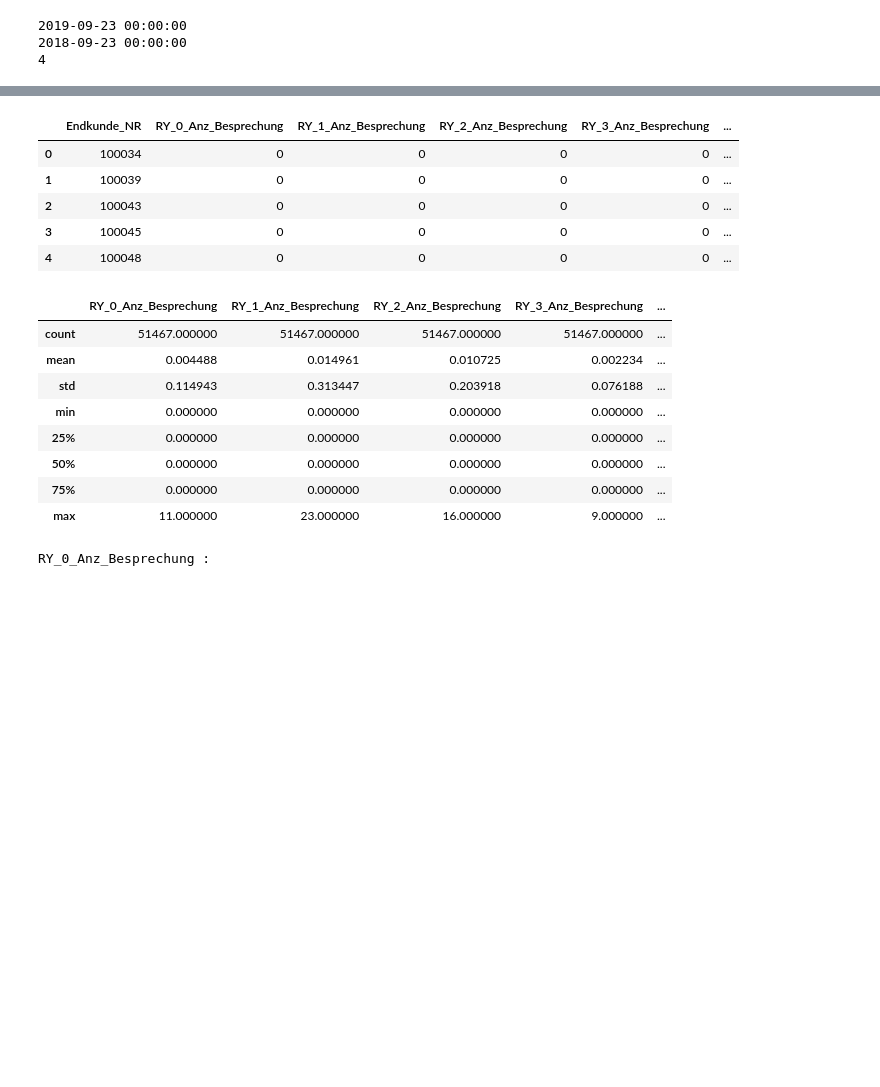
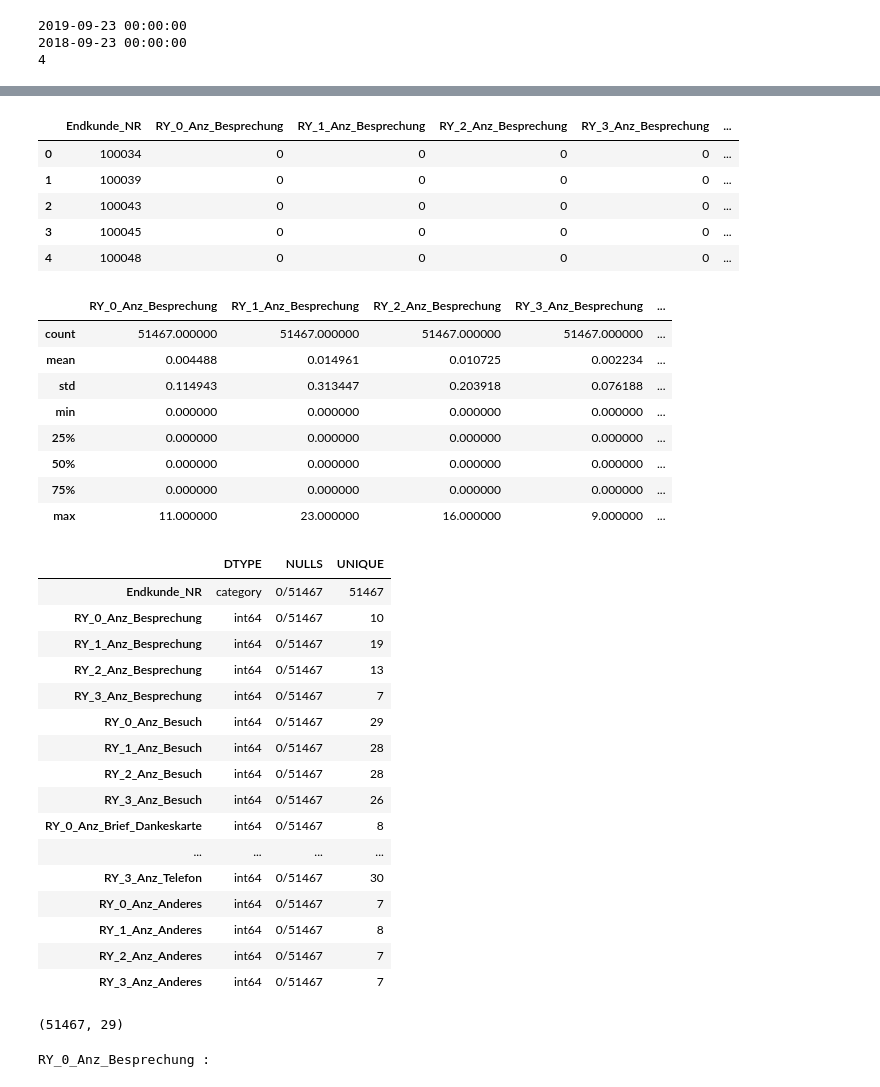
Before and after one commit to apgsga-stc/PredictiveAnalyticsPython, a Jupyter notebook: vkprog_analyse/vkprog_crm_prep.ipynb, the cells around one changed output, grey strips where cells are left out. Cells and saved outputs as stored; diff of their text form; code cells hidden in the pictures; blank space fills up the shorter version.

```diff
--- a/vkprog_analyse/vkprog_crm_prep.ipynb
+++ b/vkprog_analyse/vkprog_crm_prep.ipynb
@@ -252,24 +244,3 @@ def contacts_grouped_yrly(date_view,kanal_grps,year_span):
 derpstown_df = contacts_grouped_yrly(date_view=date_training,
                       kanal_grps=kanal_grps,
                       year_span=year_span)
-# %%
-derpstown_df.head()
-# %% [output]
-|  | Endkunde_NR | RY_0_Anz_Besprechung | RY_1_Anz_Besprechung | RY_2_Anz_Besprechung | RY_3_Anz_Besprechung | ... |
-| 0 | 100034 | 0 | 0 | 0 | 0 | ... |
-| 1 | 100039 | 0 | 0 | 0 | 0 | ... |
-| 2 | 100043 | 0 | 0 | 0 | 0 | ... |
-| 3 | 100045 | 0 | 0 | 0 | 0 | ... |
-| 4 | 100048 | 0 | 0 | 0 | 0 | ... |
-# %%
-derpstown_df.describe()
-# %% [output]
-|  | RY_0_Anz_Besprechung | RY_1_Anz_Besprechung | RY_2_Anz_Besprechung | RY_3_Anz_Besprechung | ... |
-| count | 51467.000000 | 51467.000000 | 51467.000000 | 51467.000000 | ... |
-| mean | 0.004488 | 0.014961 | 0.010725 | 0.002234 | ... |
-| std | 0.114943 | 0.313447 | 0.203918 | 0.076188 | ... |
-| min | 0.000000 | 0.000000 | 0.000000 | 0.000000 | ... |
-| 25% | 0.000000 | 0.000000 | 0.000000 | 0.000000 | ... |
-| 50% | 0.000000 | 0.000000 | 0.000000 | 0.000000 | ... |
-| 75% | 0.000000 | 0.000000 | 0.000000 | 0.000000 | ... |
-| max | 11.000000 | 23.000000 | 16.000000 | 9.000000 | ... |
@@ -279,3 +247,42 @@ import numpy as np
+# %%
+display(derpstown_df.head())
+display(derpstown_df.describe())
+display(desc_col(derpstown_df))
+print(derpstown_df.shape)
+# %% [output]
+|  | Endkunde_NR | RY_0_Anz_Besprechung | RY_1_Anz_Besprechung | RY_2_Anz_Besprechung | RY_3_Anz_Besprechung | ... |
+| 0 | 100034 | 0 | 0 | 0 | 0 | ... |
+| 1 | 100039 | 0 | 0 | 0 | 0 | ... |
+| 2 | 100043 | 0 | 0 | 0 | 0 | ... |
+| 3 | 100045 | 0 | 0 | 0 | 0 | ... |
+| 4 | 100048 | 0 | 0 | 0 | 0 | ... |
+|  | RY_0_Anz_Besprechung | RY_1_Anz_Besprechung | RY_2_Anz_Besprechung | RY_3_Anz_Besprechung | ... |
+| count | 51467.000000 | 51467.000000 | 51467.000000 | 51467.000000 | ... |
+| mean | 0.004488 | 0.014961 | 0.010725 | 0.002234 | ... |
+| std | 0.114943 | 0.313447 | 0.203918 | 0.076188 | ... |
+| min | 0.000000 | 0.000000 | 0.000000 | 0.000000 | ... |
+| 25% | 0.000000 | 0.000000 | 0.000000 | 0.000000 | ... |
+| 50% | 0.000000 | 0.000000 | 0.000000 | 0.000000 | ... |
+| 75% | 0.000000 | 0.000000 | 0.000000 | 0.000000 | ... |
+| max | 11.000000 | 23.000000 | 16.000000 | 9.000000 | ... |
+|  | DTYPE | NULLS | UNIQUE |
+| Endkunde_NR | category | 0/51467 | 51467 |
+| RY_0_Anz_Besprechung | int64 | 0/51467 | 10 |
+| RY_1_Anz_Besprechung | int64 | 0/51467 | 19 |
+| RY_2_Anz_Besprechung | int64 | 0/51467 | 13 |
+| RY_3_Anz_Besprechung | int64 | 0/51467 | 7 |
+| RY_0_Anz_Besuch | int64 | 0/51467 | 29 |
+| RY_1_Anz_Besuch | int64 | 0/51467 | 28 |
+| RY_2_Anz_Besuch | int64 | 0/51467 | 28 |
+| RY_3_Anz_Besuch | int64 | 0/51467 | 26 |
+| RY_0_Anz_Brief_Dankeskarte | int64 | 0/51467 | 8 |
+| ... | ... | ... | ... |
+| RY_3_Anz_Telefon | int64 | 0/51467 | 30 |
+| RY_0_Anz_Anderes | int64 | 0/51467 | 7 |
+| RY_1_Anz_Anderes | int64 | 0/51467 | 8 |
+| RY_2_Anz_Anderes | int64 | 0/51467 | 7 |
+| RY_3_Anz_Anderes | int64 | 0/51467 | 7 |
+(51467, 29)
 # %%
 for blah in list(derpstown_df.columns)[1:]:
     print(blah,":")
```
Also changed, not shown: parts of 14 cells of this notebook.
